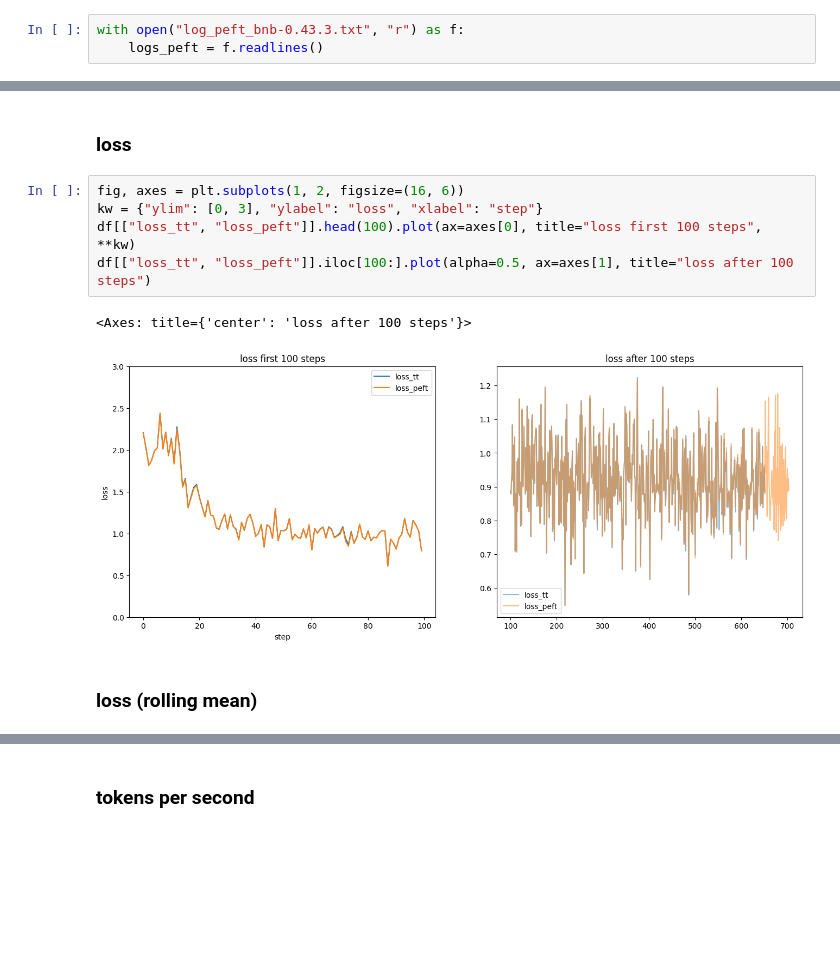
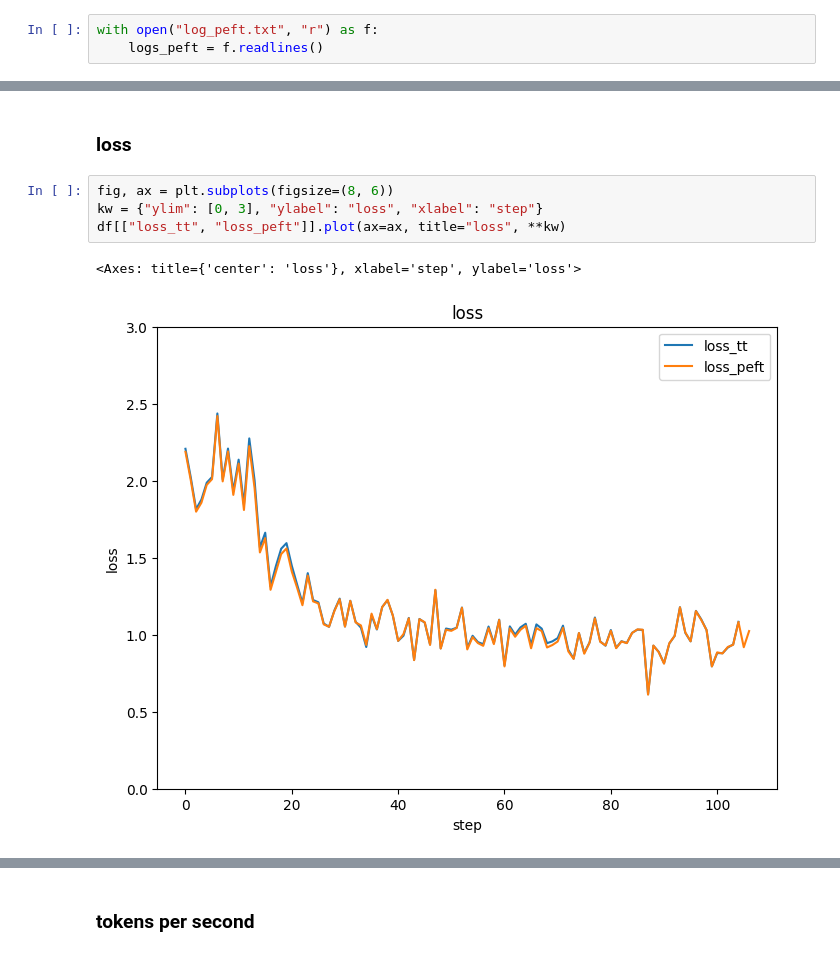
Before and after one commit to BenjaminBossan/peft-experiments, a Jupyter notebook: torchtune/llama3-qlora-single-device/compare-logs.ipynb, the cells around one changed output, grey strips where cells are left out. Saved outputs shown, nothing was run; the diff lists cells and outputs as text; blank space fills up the shorter version.

```diff
--- a/torchtune/llama3-qlora-single-device/compare-logs.ipynb
+++ b/torchtune/llama3-qlora-single-device/compare-logs.ipynb
@@ -35,7 +35,7 @@ df_tt.shape
 # %% [markdown]
 ### load peft logs
 # %%
-with open("log_peft_bnb-0.43.3.txt", "r") as f:
+with open("log_peft.txt", "r") as f:
     logs_peft = f.readlines()
 # %%
 rows = []
@@ -61,12 +61,9 @@ df = df_tt.merge(df_peft, on="step", suffixes=("_tt", "_peft"), how="outer")
 # %% [markdown]
 ### loss
 # %%
-fig, axes = plt.subplots(1, 2, figsize=(16, 6))
+fig, ax = plt.subplots(figsize=(8, 6))
 kw = {"ylim": [0, 3], "ylabel": "loss", "xlabel": "step"}
-df[["loss_tt", "loss_peft"]].head(100).plot(ax=axes[0], title="loss first 100 steps", **kw)
-df[["loss_tt", "loss_peft"]].iloc[100:].plot(alpha=0.5, ax=axes[1], title="loss after 100 steps")
+df[["loss_tt", "loss_peft"]].plot(ax=ax, title="loss", **kw)
 # %% [output]
-<Axes: title={'center': 'loss after 100 steps'}>
+<Axes: title={'center': 'loss'}, xlabel='step', ylabel='loss'>
-[figure, old version]
+[figure, new version]
-# %% [markdown]
-### loss (rolling mean)
```
Also changed, not shown: parts of 13 cells of this notebook, 8 other files.
